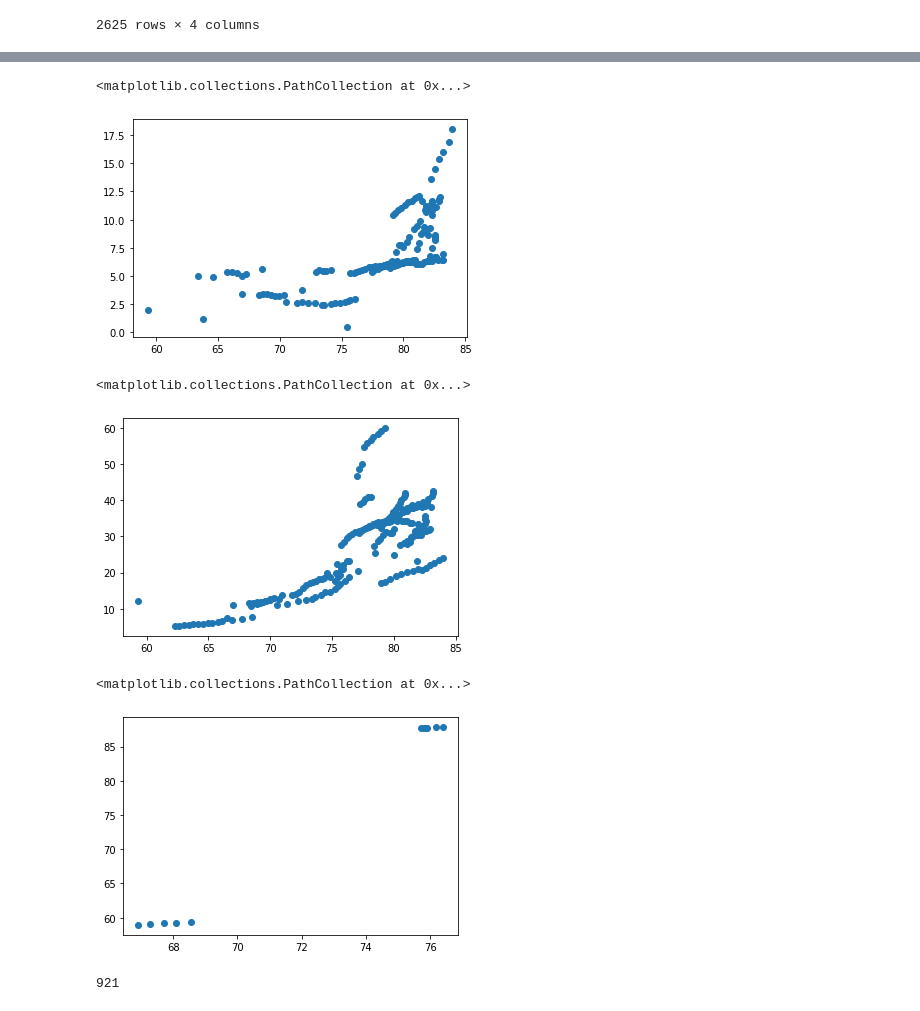
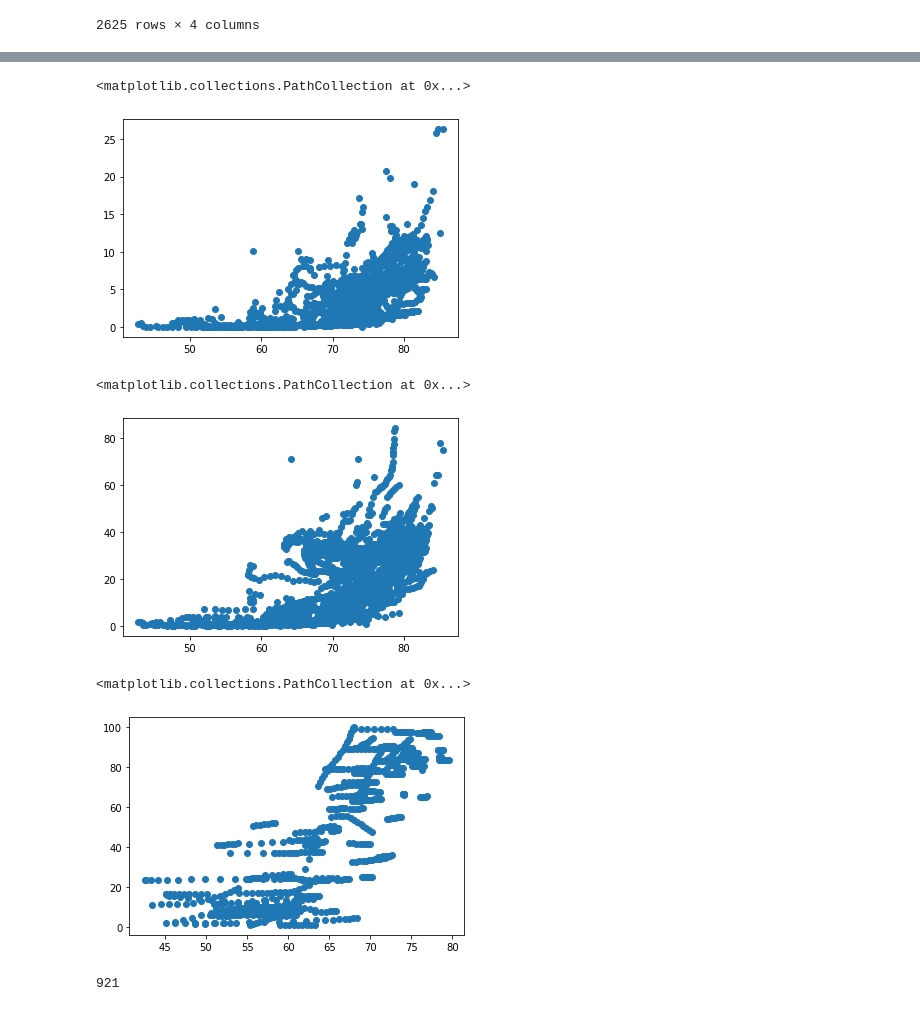
Before and after one commit to saiyidmkazmi/Project1-LifeExpectancy-, a Jupyter notebook: main.ipynb, the cells around one changed output, grey strips where cells are left out. Drawn from its saved outputs; the diff is of its cells as text; code cells hidden in the pictures.

```diff
--- a/main.ipynb
+++ b/main.ipynb
@@ -26,9 +26,13 @@ med_doctors_df = med_doctors_df.rename(columns = {"First Tooltip" : "Medical Doc
 
 
 
-life_expect_csv = os.path.join(os.getcwd(), "Data", "Life expectancy.csv")
+life_expect_csv = os.path.join(os.getcwd(), "Data", "lifeExpectancy_world.csv")
 life_expect_df = pd.read_csv(life_expect_csv)
 ##Changing column names
+life_expect_df = life_expect_df.drop(columns = {"Code"})
+life_expect_df = life_expect_df.rename(columns = {'Entity' : 'Location'})
+life_expect_df = life_expect_df.melt(['Location'], var_name = 'Period', value_name = 'Life Expectancy')
+life_expect_df['Period'] = life_expect_df['Period'].astype(int)
 life_expect_df = life_expect_df.rename(columns = {"Entity" : "Location",
                                                  "Year" : "Period"
                                                  })
@@ -132,21 +136,21 @@ final_merge_df
 # %%
 ## Scatterplot of Life Expectancy vs Pharmicists per 10,000
-plt.scatter(final_merge_df["Life expectancy"], final_merge_df["Pharmicists Per 10,000"])
+plt.scatter(final_merge_df["Life Expectancy"], final_merge_df["Pharmicists Per 10,000"])
 # %% [output]
 <matplotlib.collections.PathCollection at 0x...>
-[figure, old version]
+[figure, new version]
 # %%
 ## Scatterplot of Life Expectancy vs Medical Doctors per 10,000
-plt.scatter(final_merge_df["Life expectancy"], final_merge_df["Medical Doctors Per 10,000"])
+plt.scatter(final_merge_df["Life Expectancy"], final_merge_df["Medical Doctors Per 10,000"])
 # %% [output]
 <matplotlib.collections.PathCollection at 0x...>
-[figure, old version]
+[figure, new version]
 # %%
 ## Scatterplot of Life Expectancy vs Population with basic handwashing facilities at home
-plt.scatter(final_merge_df["Life expectancy"], final_merge_df["Population with basic handwashing facilities at home (%)"])
+plt.scatter(final_merge_df["Life Expectancy"], final_merge_df["Population with basic handwashing facilities at home (%)"])
 # %% [output]
 <matplotlib.collections.PathCollection at 0x...>
-[figure, old version]
+[figure, new version]
 # %%
 ## Count the number of data points for Population with basic handwashing facilities at home
 final_merge_df["Population with basic handwashing facilities at home (%)"].count()
```
Also changed, not shown: parts of 12 cells of this notebook.
